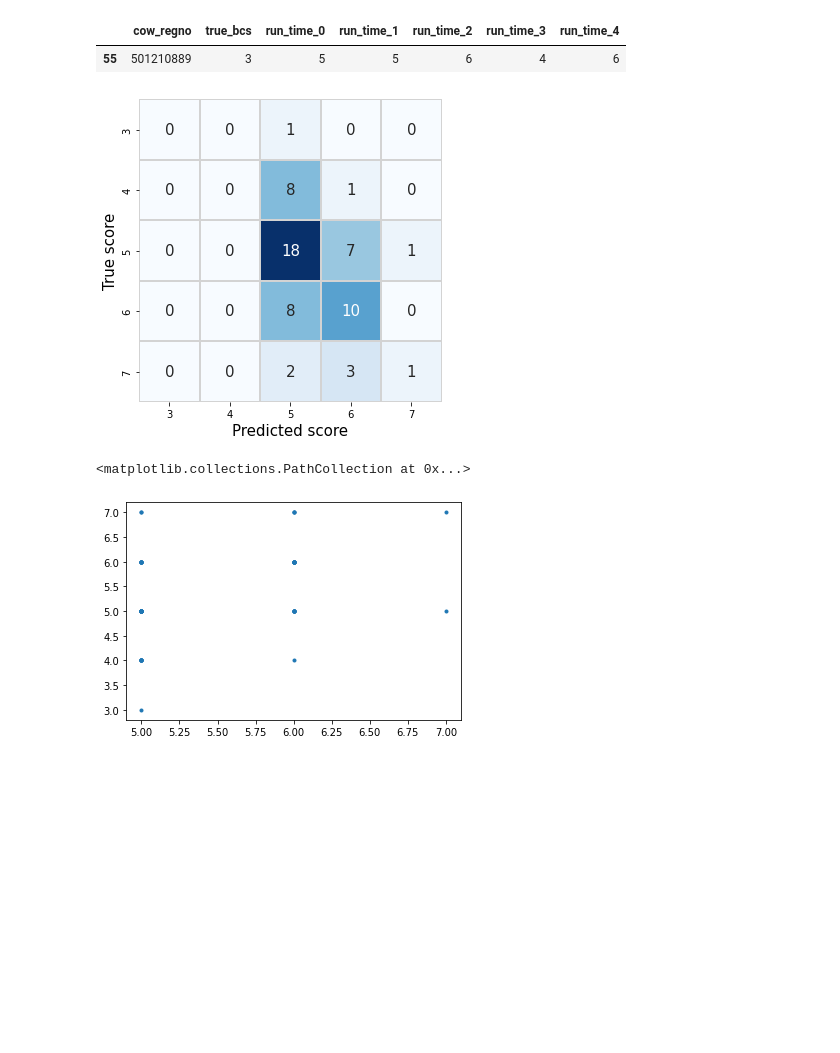
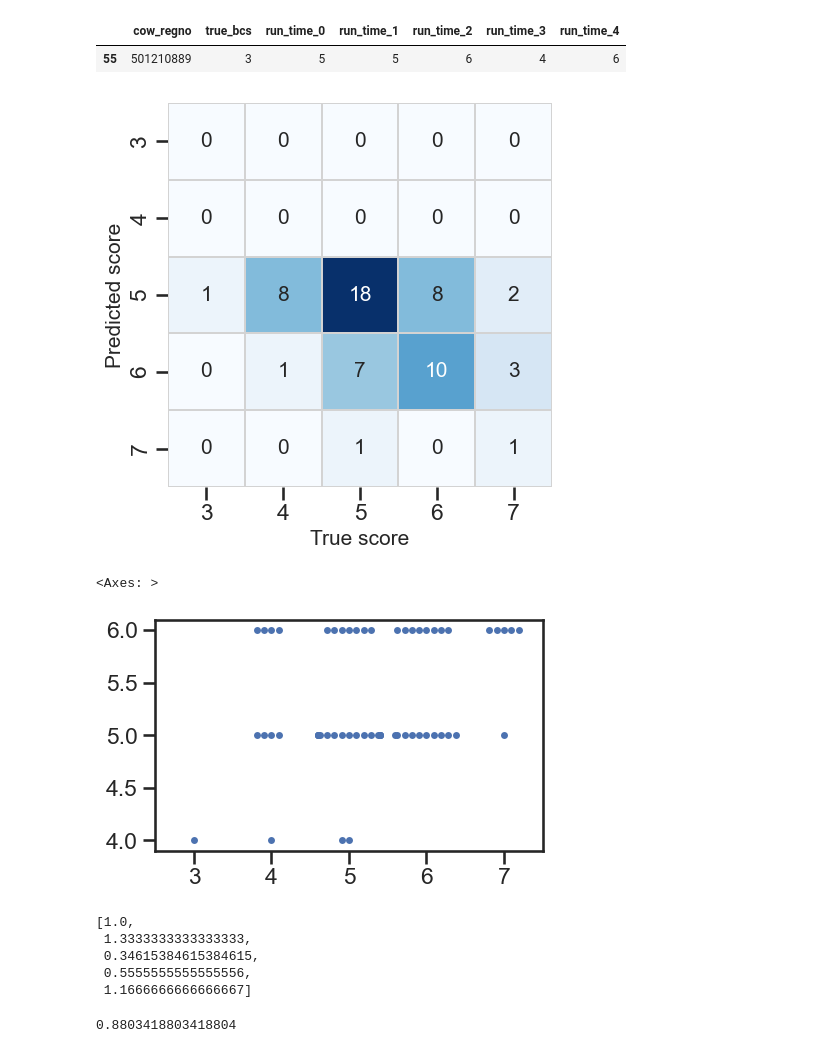
Before and after one commit to oattao/DairyCowBodyConditionScore, a Jupyter notebook: post-process/plot_graph.ipynb, the cells around one changed output. Drawn from its saved outputs; the diff is of its cells as text; code cells hidden in the pictures; blank space fills up the shorter version.

```diff
--- a/post-process/plot_graph.ipynb
+++ b/post-process/plot_graph.ipynb
@@ -12,29 +12,36 @@ df.head(1)
 |  | cow_regno | true_bcs | run_time_0 | run_time_1 | run_time_2 | run_time_3 | run_time_4 |
 | 55 | 501210889 | 3 | 5 | 5 | 6 | 4 | 6 |
 # %%
-cm = confusion_matrix(df['true_bcs'].values, df['run_time_1'].values)
+cm = confusion_matrix(df['run_time_1'].values, df['true_bcs'].values)
 # %%
 df_cm = pd.DataFrame(cm, index = [i for i in "34567"],
                      columns = [i for i in "34567"])
 plt.figure(figsize=(5,5))
 sn.heatmap(
     df_cm,
     annot=True,
     cmap="Blues",
     annot_kws={"fontsize":15},
     cbar=False,
     linecolor='lightgray',
     linewidth=.1,
 )
-plt.xlabel('Predicted score', fontsize=15)
-plt.ylabel('True score', fontsize=15)
+plt.ylabel('Predicted score', fontsize=15)
+plt.xlabel('True score', fontsize=15)
 # plt.axis('on')
 plt.tight_layout()
-plt.savefig('../log/confusion_matrix.pdf')
+plt.savefig('../media/confusion_matrix.pdf')
 # %% [output]
-[figure, old version]
+[figure, new version]
-# %%
-plt.scatter(df['run_time_1'].values, df['true_bcs'].values, marker='.')
-# %% [output]
-<matplotlib.collections.PathCollection at 0x...>
-[figure, removed]
+# %%
+
+plt.figure(figsize=(5, 3))
+sns.swarmplot(x=df['true_bcs'].values, y=df['run_time_3'].values)
+# sns.despine()
+# plt.ylim([2, 8])
+# plt.xtick
+# g = (g.set_axis_labels("Tip","Total bill(USD)").set(ylim=(2,8)))
+# plt.ylim([1, 9])
+# %% [output]
+<Axes: >
+[figure, added]
@@ -40,0 +55,12 @@ plt.scatter(df['run_time_1'].values, df['true_bcs'].values, marker='.')
+# %%
+errors
+# %% [output]
+[1.0,
+ 1.3333333333333333,
+ 0.34615384615384615,
+ 0.5555555555555556,
+ 1.1666666666666667]
+# %%
+sum(errors)/ len(errors)
+# %% [output]
+0.8803418803418804
```
Also changed, not shown: parts of 3 cells of this notebook, 9 other files.
